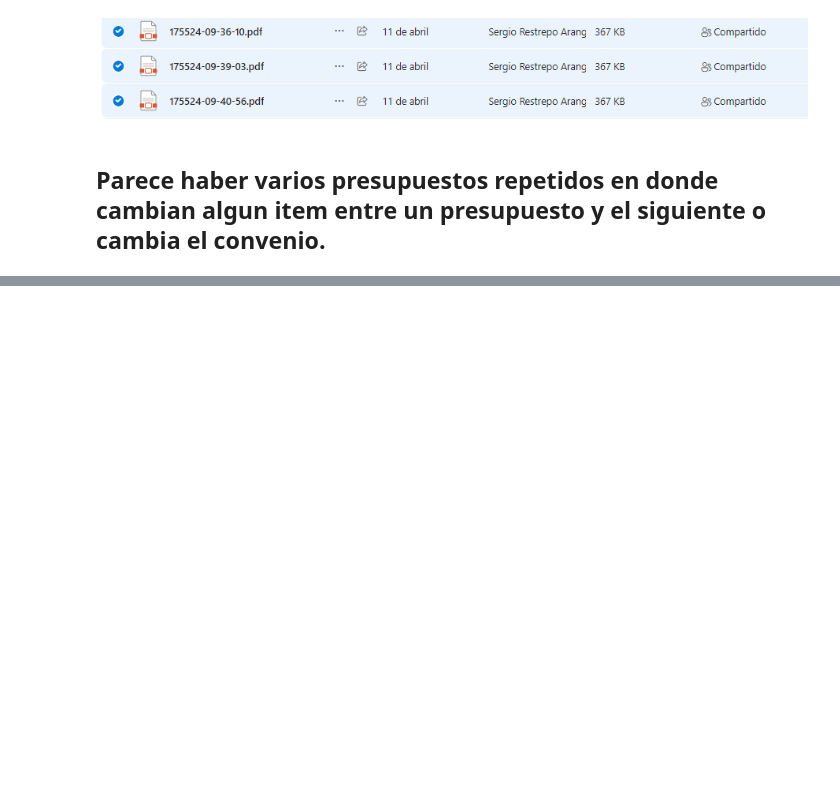
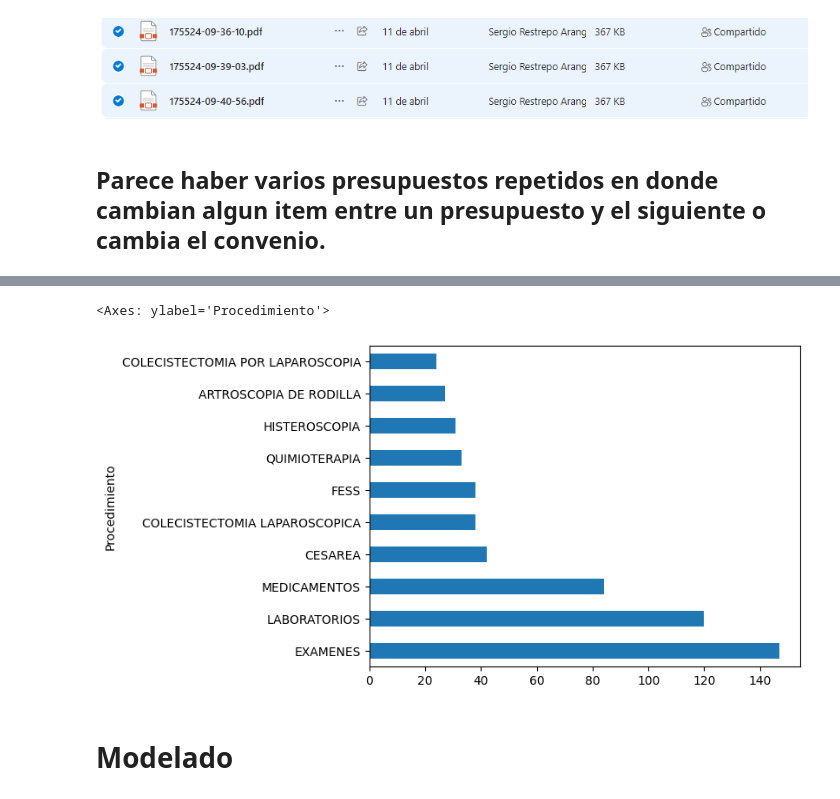
Before and after one commit to mbbau/proyecto_presupuestos, a Jupyter notebook: quotations_analysis.ipynb, the cells around one changed output, grey strips where cells are left out. Saved outputs shown, nothing was run; the diff lists cells and outputs as text; code cells hidden in the pictures; blank space fills up the shorter version.

```diff
--- a/quotations_analysis.ipynb
+++ b/quotations_analysis.ipynb
@@ -363,0 +634,5 @@ quotations_raw[quotations_raw.CustomerName == 'GOMEZ NAVARRO YANIL DEL ROSARIO']
+# %%
+X.Procedimiento.value_counts().sort_values(ascending=False).head(10).plot.barh()
+# %% [output]
+<Axes: ylabel='Procedimiento'>
+[figure, added]
@@ -363,0 +641,2 @@ quotations_raw[quotations_raw.CustomerName == 'GOMEZ NAVARRO YANIL DEL ROSARIO']
+# %% [markdown]
+# Modelado
```
Also changed, not shown: parts of 67 cells of this notebook, 3 other files.
